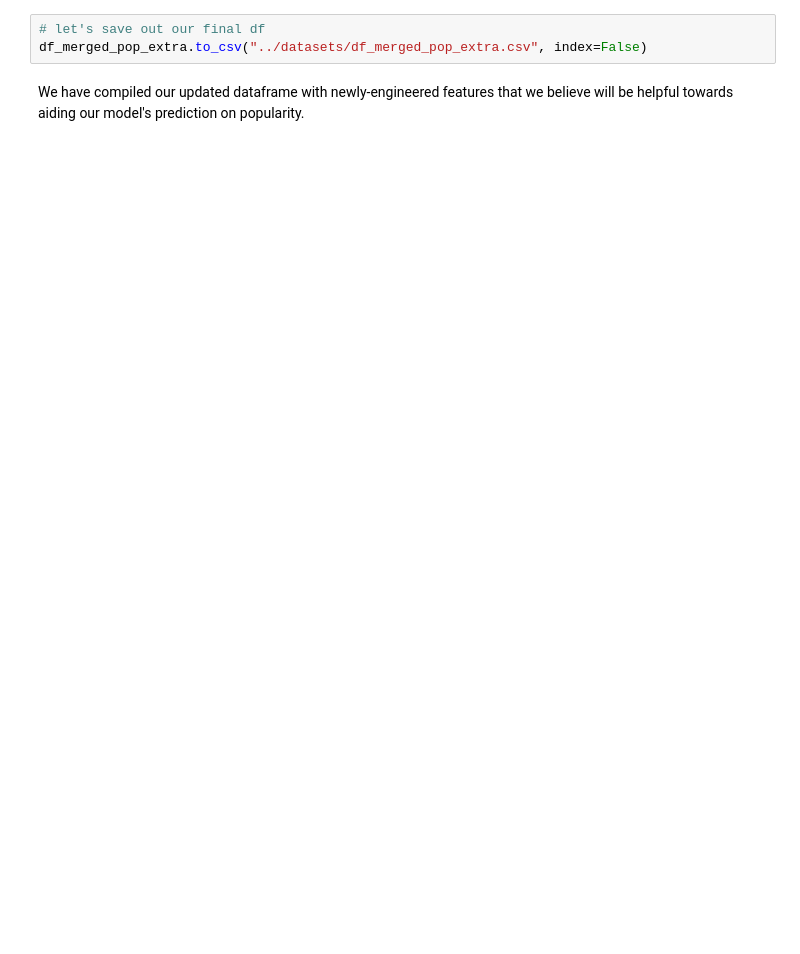
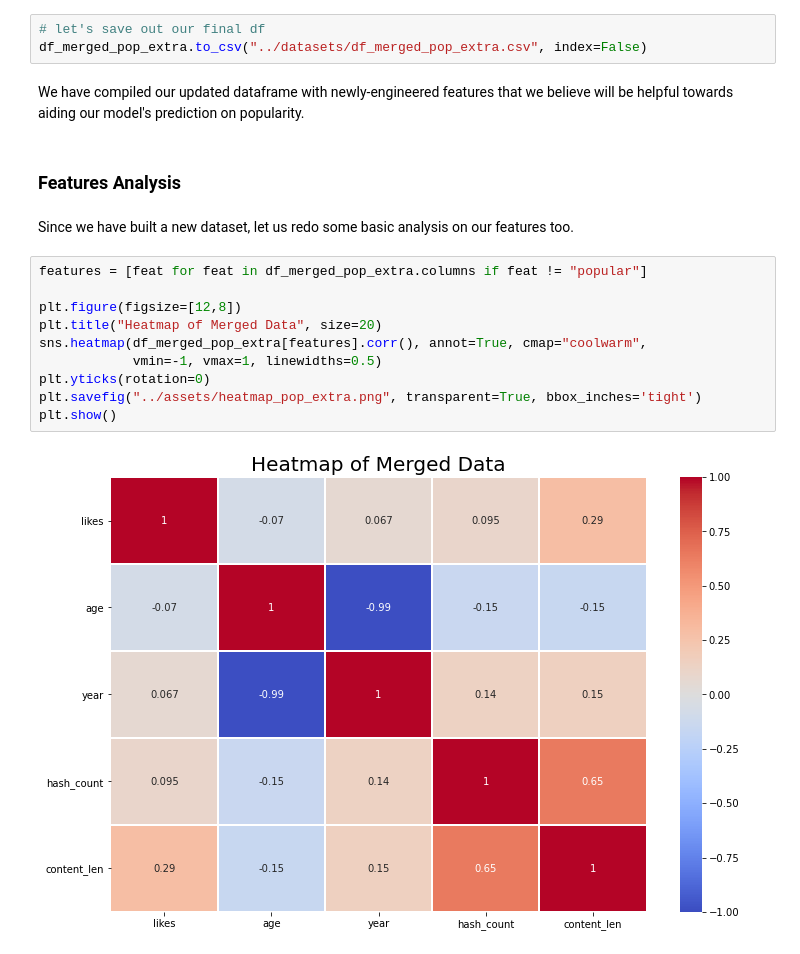
Before and after one commit to yewtong/project_capstone, a Jupyter notebook: code/3.0_DT_EDA.ipynb, the cells around one changed output. Saved outputs shown, nothing was run; the diff lists cells and outputs as text; blank space fills up the shorter version.

```diff
--- a/code/3.0_DT_EDA.ipynb
+++ b/code/3.0_DT_EDA.ipynb
@@ -1858,3 +1880,19 @@ df_merged_pop_extra.head(3) # verify change was successful
 df_merged_pop_extra.to_csv("../datasets/df_merged_pop_extra.csv", index=False)
 # %% [markdown]
 We have compiled our updated dataframe with newly-engineered features that we believe will be helpful towards aiding our model's prediction on popularity.
+# %% [markdown]
+### Features Analysis
+# %% [markdown]
+Since we have built a new dataset, let us redo some basic analysis on our features too.
+# %%
+features = [feat for feat in df_merged_pop_extra.columns if feat != "popular"]
+
+plt.figure(figsize=[12,8])
+plt.title("Heatmap of Merged Data", size=20)
+sns.heatmap(df_merged_pop_extra[features].corr(), annot=True, cmap="coolwarm",
+            vmin=-1, vmax=1, linewidths=0.5)
+plt.yticks(rotation=0)
+plt.savefig("../assets/heatmap_pop_extra.png", transparent=True, bbox_inches='tight')
+plt.show()
+# %% [output]
+[figure, added]
```
Also changed, not shown: parts of 20 cells of this notebook, 13 other files.
